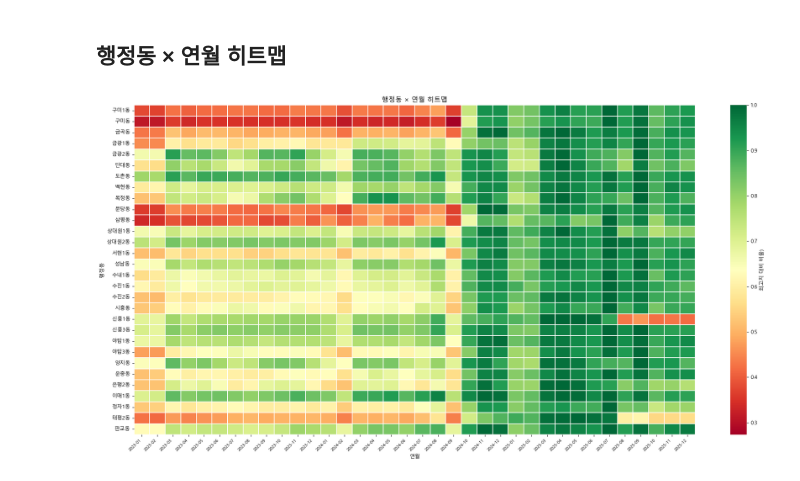
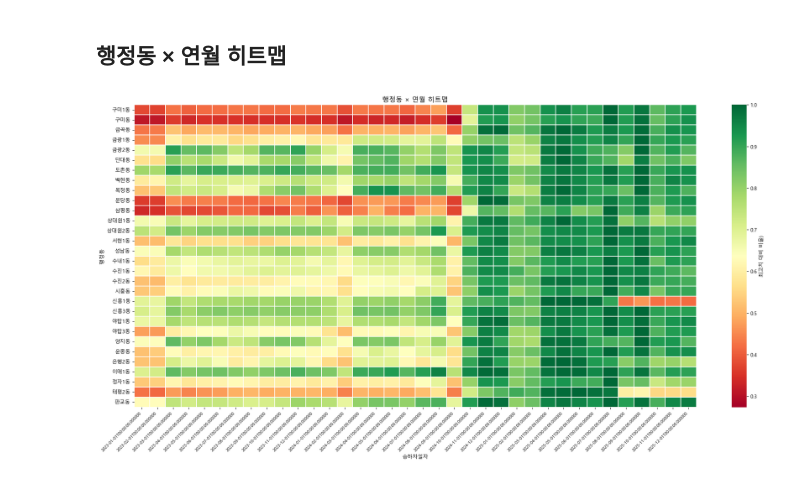
Before and after one commit to bulsajo1/final_project, a Jupyter notebook: sungju/EDA_교통.ipynb, the cells around one changed output. Cells and saved outputs as stored; diff of their text form; code cells hidden in the pictures.

```diff
--- a/sungju/EDA_교통.ipynb
+++ b/sungju/EDA_교통.ipynb
@@ -208,0 +182,41 @@ plt.show()
+# %%
+import pandas as pd
+import matplotlib.pyplot as plt
+
+# 1. 날짜 변환 + 분기 생성
+dong_m['승하차일자'] = pd.to_datetime(dong_m['승하차일자'])
+dong_m['연도_분기'] = dong_m['승하차일자'].dt.to_period('Q').astype(str)
+
+# 2. 분기 기준 pivot
+pivot = (
+    dong_m
+    .groupby(['연도_분기', '행정동'])['승차합계']
+    .sum()   # 👉 평균 보고 싶으면 .mean()
+    .unstack()
+)
+
+# 3. 기울기 계산 (분기 기준)
+slope = pivot.apply(lambda x: x.diff().mean())
+
+# 4. 감소 상위 10개
+dec10_list = slope.nsmallest(10).index.tolist()
+
+# 5. 시각화
+fig, ax = plt.subplots(figsize=(14, 6))
+
+for dong in dec10_list:
+    ax.plot(
+        pivot.index,               # 분기
+        pivot[dong] / 1e4,
+        marker='o',
+        ms=4,
+        label=dong
+    )
+
+ax.set_title('감소 추세 강한 10개 행정동 (분기 기준)', fontsize=12)
+ax.set_ylabel('승차합계 (만 명)')
+ax.legend(bbox_to_anchor=(1.01, 1), loc='upper left', fontsize=9)
+ax.tick_params(axis='x', rotation=45)
+
+plt.tight_layout()
+plt.show()
@@ -239,20 +334,20 @@ plt.show()
 ## 행정동 × 연월 히트맵
 # %%
 import seaborn as sns
-top30_list = slope_df.nlargest(30, '평균월이용량').index.tolist()
+top30_list = slope_df.nlargest(30).index.tolist()
 
 pivot = (
     dong_m[dong_m['행정동'].isin(top30_list)]
-    .pivot(index='행정동', columns='연월', values='승차합계')
+    .pivot(index='행정동', columns='승하차일자', values='승차합계')
 )
 pivot_norm = pivot.div(pivot.max(axis=1), axis=0)
 
 fig, ax = plt.subplots(figsize=(20, 10))
 sns.heatmap(pivot_norm, cmap='RdYlGn', ax=ax, linewidths=0.3,
             cbar_kws={'label': '최고치 대비 비율)'})
 ax.set_title('행정동 × 연월 히트맵', fontsize=13)
 plt.xticks(rotation=45, ha='right', fontsize=8)
 plt.tight_layout()
 plt.show()
 # %% [output]
-[figure, old version]
+[figure, new version]
```
Also changed, not shown: parts of 72 cells of this notebook, 1 other file.
